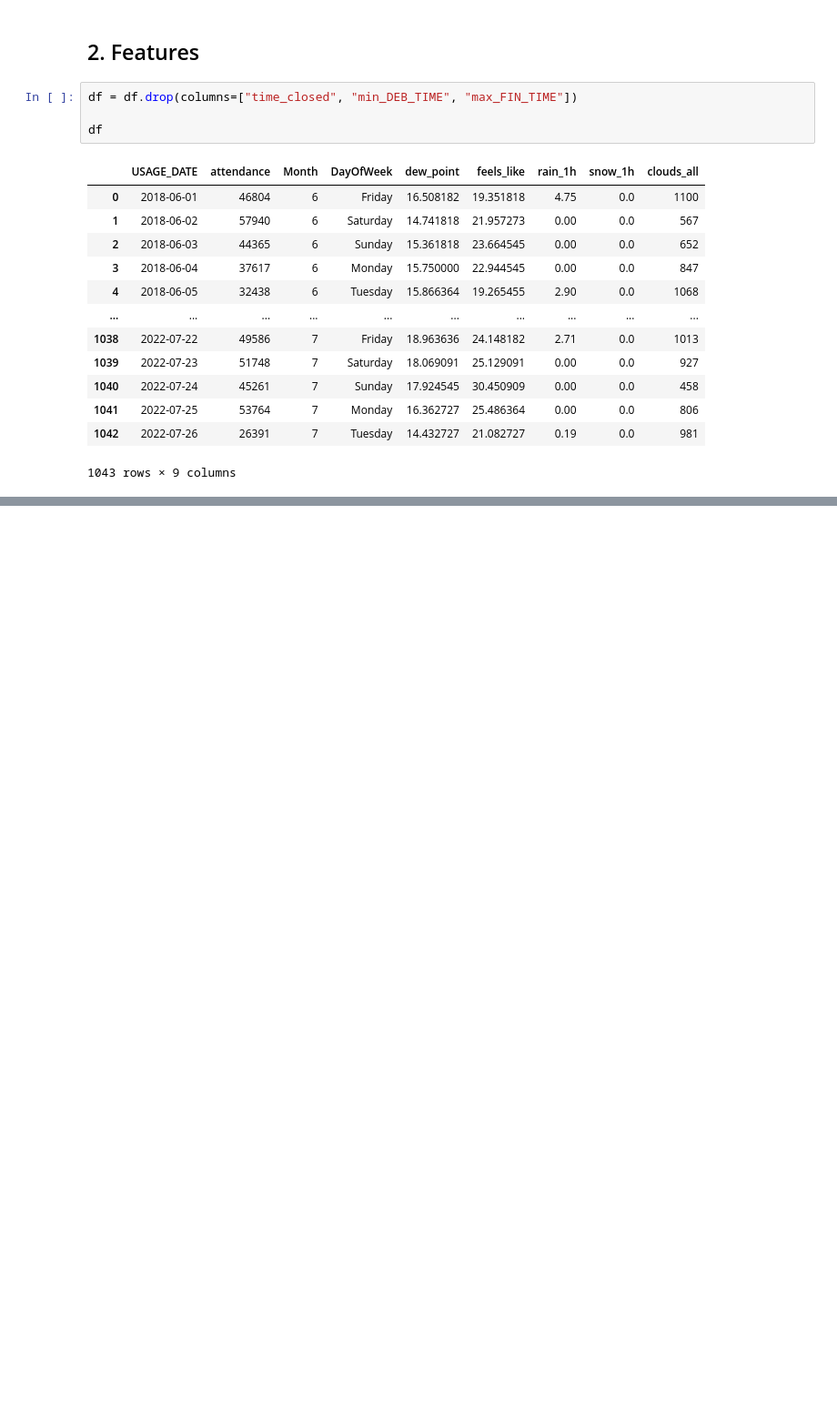
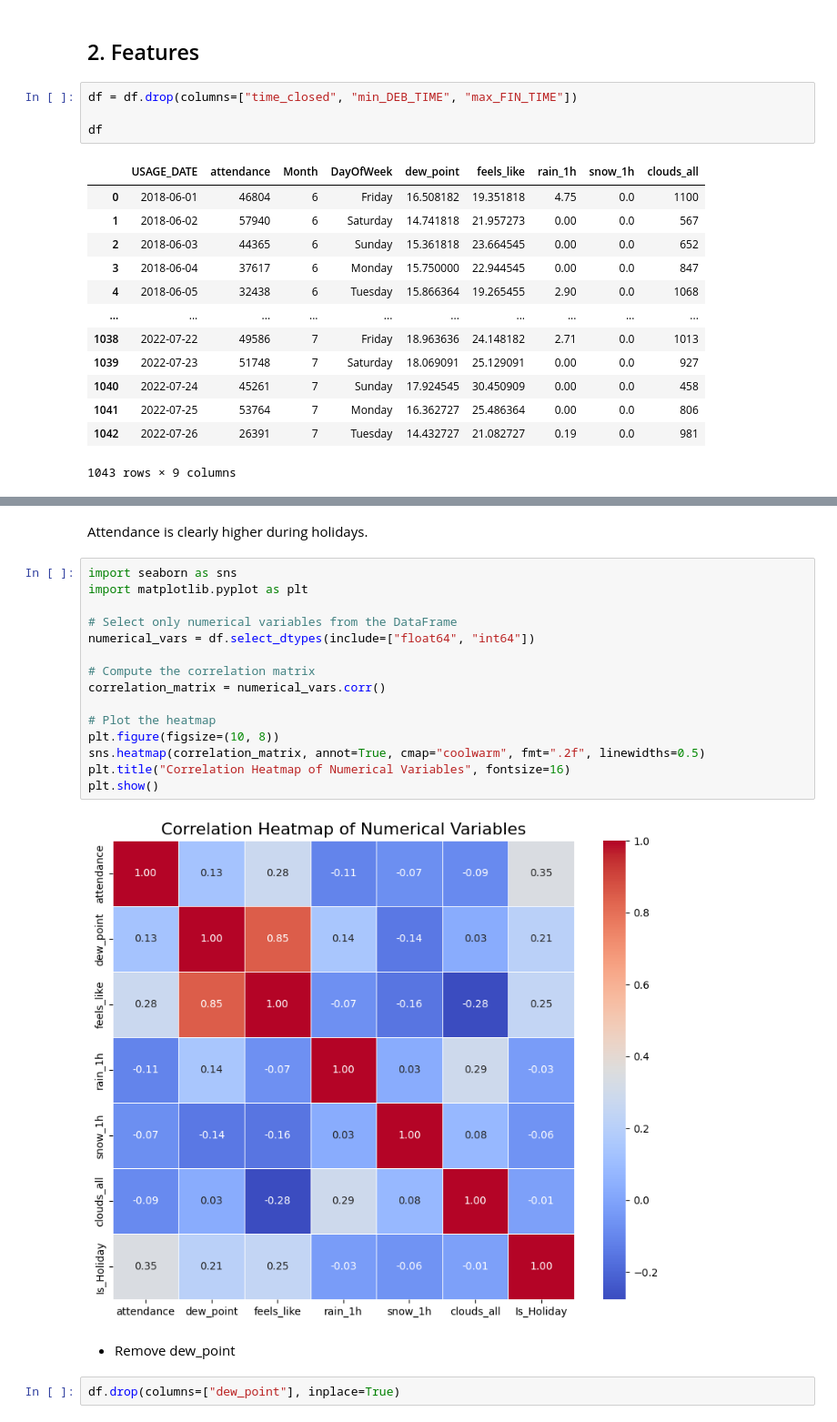
Before and after one commit to CharlesS940/xhec_endless_line, a Jupyter notebook: notebooks/attendance_forecast.ipynb, the cells around one changed output, grey strips where cells are left out. Shown at 91% size. Cells and saved outputs as stored; diff of their text form; blank space fills up the shorter version.

```diff
--- a/notebooks/attendance_forecast.ipynb
+++ b/notebooks/attendance_forecast.ipynb
@@ -684,0 +759,23 @@ df
+# %% [markdown]
+Attendance is clearly higher during holidays.
+# %%
+import seaborn as sns
+import matplotlib.pyplot as plt
+
+# Select only numerical variables from the DataFrame
+numerical_vars = df.select_dtypes(include=["float64", "int64"])
+
+# Compute the correlation matrix
+correlation_matrix = numerical_vars.corr()
+
+# Plot the heatmap
+plt.figure(figsize=(10, 8))
+sns.heatmap(correlation_matrix, annot=True, cmap="coolwarm", fmt=".2f", linewidths=0.5)
+plt.title("Correlation Heatmap of Numerical Variables", fontsize=16)
+plt.show()
+# %% [output]
+[figure, added]
+# %% [markdown]
+- Remove dew_point
+# %%
+df.drop(columns=["dew_point"], inplace=True)
```
Also changed, not shown: parts of 10 cells of this notebook.
